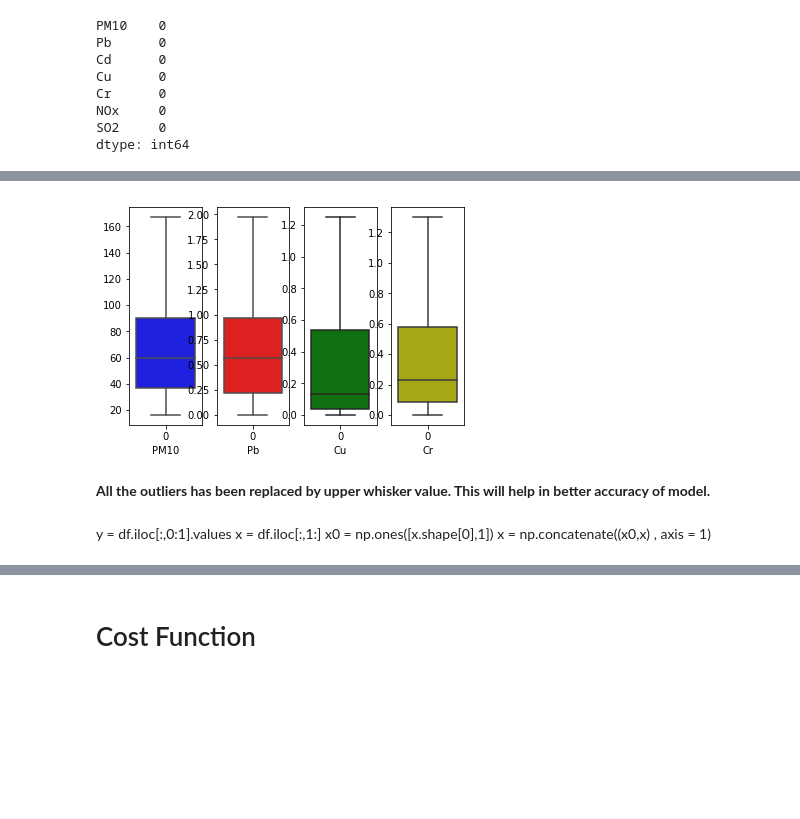
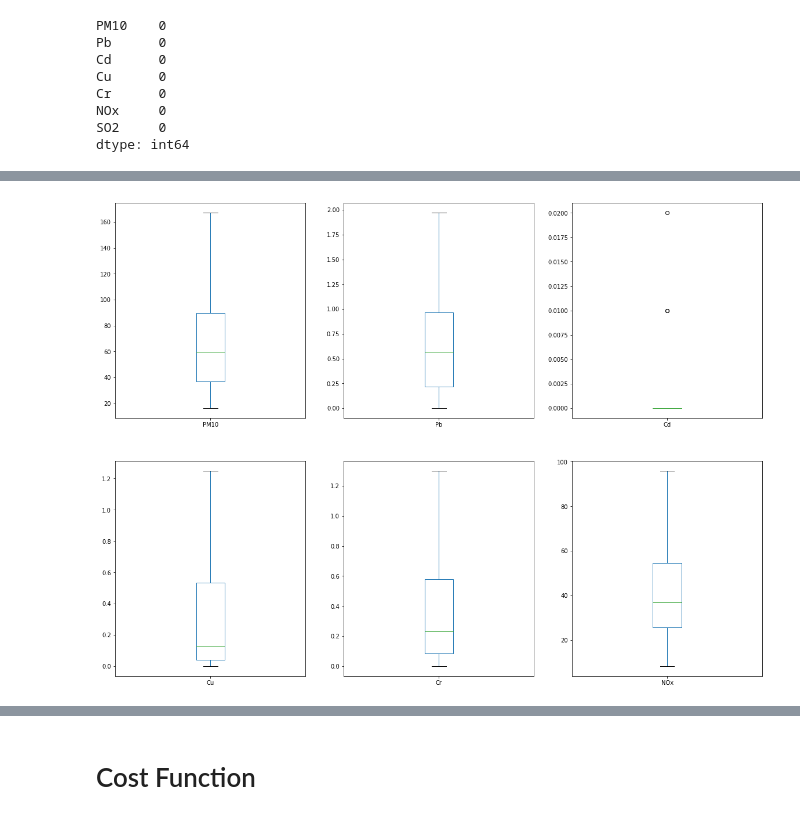
Before and after one commit to kushal9090/LinearRegresion, a Jupyter notebook: linearRegressionAndGradientDescent.ipynb, the cells around one changed output, grey strips where cells are left out. Saved outputs shown, nothing was run; the diff lists cells and outputs as text; code cells hidden in the pictures; blank space fills up the shorter version.

```diff
--- a/linearRegressionAndGradientDescent.ipynb
+++ b/linearRegressionAndGradientDescent.ipynb
@@ -107,34 +75,8 @@ for outlier in df.columns:
      value = [item.get_ydata()[1] for item in B['whiskers']]
      upper_whisker = value[1]
      df[outlier][df[outlier] > upper_whisker] = upper_whisker
-# %%
-plt.figure(1)
-plt.subplot(141)
-sns.boxplot(data = df["PM10"] , orient="v" , color = "b")
-plt.xlabel("PM10")
-
-plt.figure(1)
-plt.subplot(142)
-sns.boxplot(data = df["Pb"] , orient="v" , color= "r")
-plt.xlabel("Pb")
-
-plt.figure(1)
-plt.subplot(143)
-sns.boxplot(data = df["Cu"] , orient="v" , color ="g")
-plt.xlabel("Cu")
-
-plt.figure(1)
-plt.subplot(144)
-sns.boxplot(data = df["Cr"] , orient="v" , color = "y")
-plt.xlabel("Cr")
-
-plt.show()
-# %% [output]
-[figure, removed]
-# %% [markdown]
-<b>All the outliers has been replaced by upper whisker value. This will help in better accuracy of model.</b>
-# %% [markdown]
-y = df.iloc[:,0:1].values
-x = df.iloc[:,1:]
-x0 = np.ones([x.shape[0],1])
-x = np.concatenate((x0,x) , axis = 1)
+# %%
+df.plot(kind = "box" , subplots=True , layout = (2,3) ,figsize = (20,15), sharex = False)
+plt.show()
+# %% [output]
+[figure, added]
```
Also changed, not shown: parts of 21 cells of this notebook.
